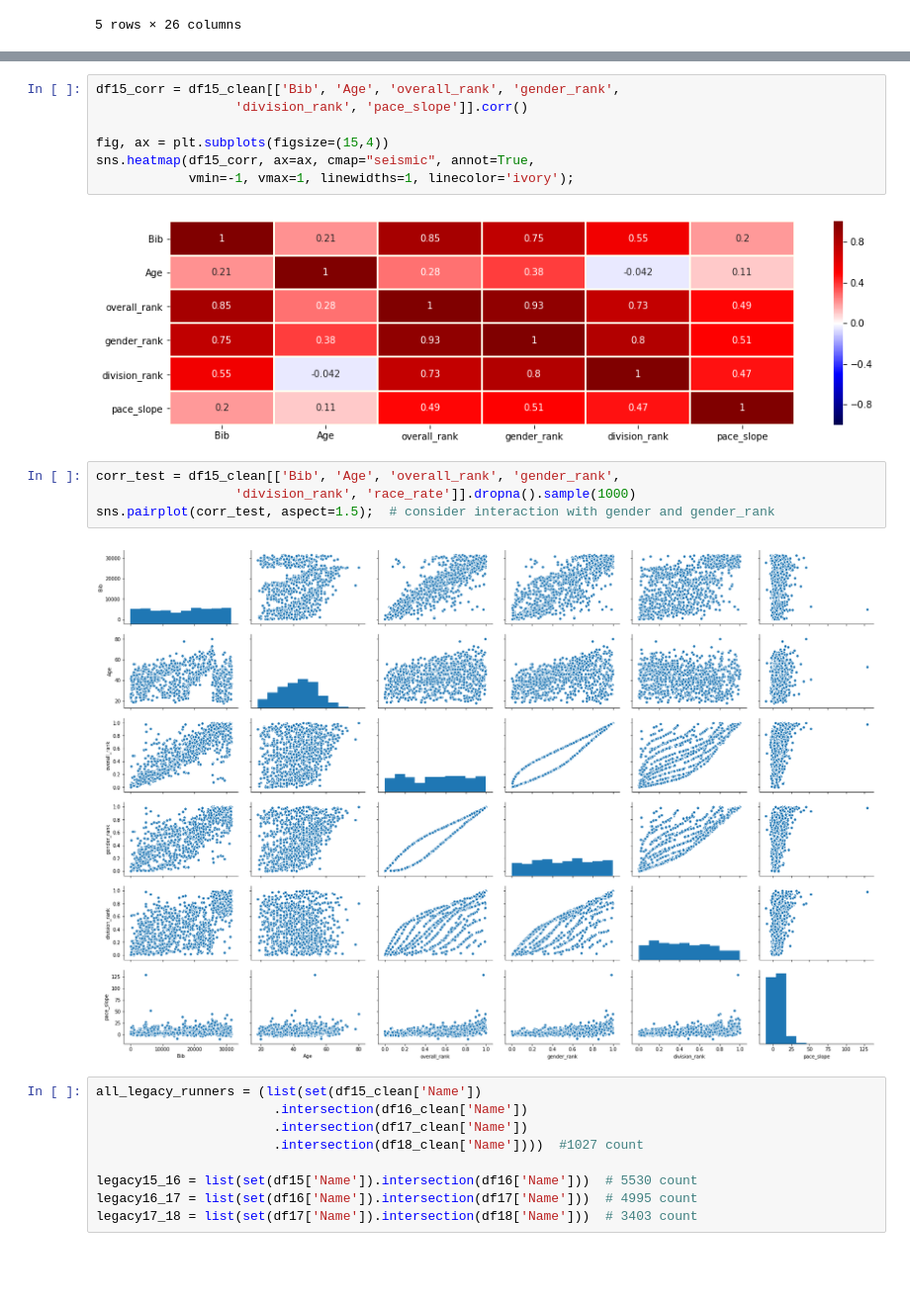
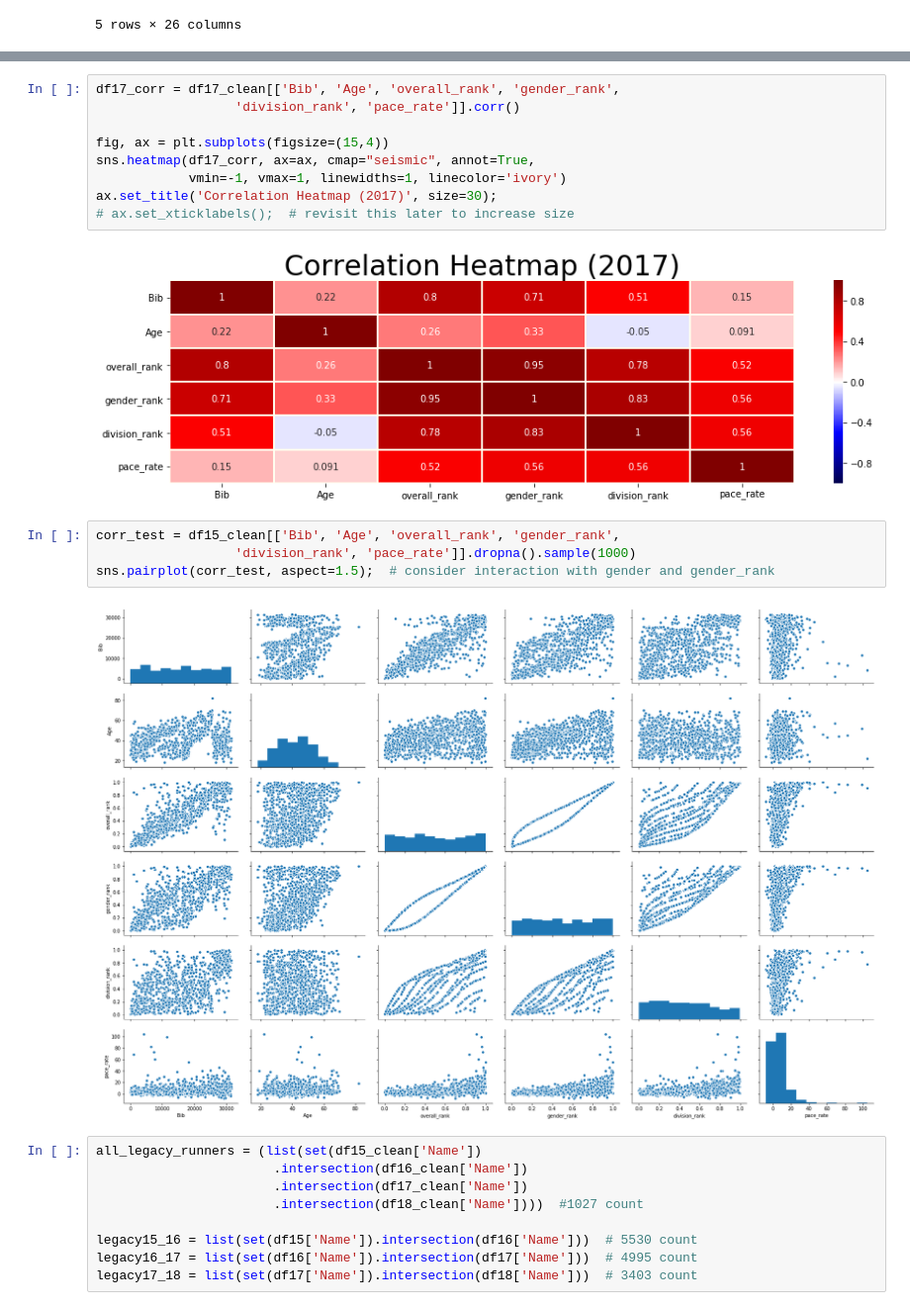
Before and after one commit to maicat11/Project_2-Marathon-Predictor, a Jupyter notebook: DataExploration.ipynb, the cells around one changed output, grey strips where cells are left out. Shown at 99% size. Cells and saved outputs as stored; diff of their text form; blank space fills up the shorter version.

```diff
--- a/DataExploration.ipynb
+++ b/DataExploration.ipynb
@@ -102,18 +128,20 @@ ax.set_xlabel('Bib Number');
 # %%
-df15_corr = df15_clean[['Bib', 'Age', 'overall_rank', 'gender_rank',
-                  'division_rank', 'pace_slope']].corr()
+df17_corr = df17_clean[['Bib', 'Age', 'overall_rank', 'gender_rank',
+                  'division_rank', 'pace_rate']].corr()
 
 fig, ax = plt.subplots(figsize=(15,4))
-sns.heatmap(df15_corr, ax=ax, cmap="seismic", annot=True,
-            vmin=-1, vmax=1, linewidths=1, linecolor='ivory');
+sns.heatmap(df17_corr, ax=ax, cmap="seismic", annot=True,
+            vmin=-1, vmax=1, linewidths=1, linecolor='ivory')
+ax.set_title('Correlation Heatmap (2017)', size=30);
+# ax.set_xticklabels();  # revisit this later to increase size
 # %% [output]
-[figure, old version]
+[figure, new version]
 # %%
 corr_test = df15_clean[['Bib', 'Age', 'overall_rank', 'gender_rank',
-                  'division_rank', 'race_rate']].dropna().sample(1000)
+                  'division_rank', 'pace_rate']].dropna().sample(1000)
 sns.pairplot(corr_test, aspect=1.5);  # consider interaction with gender and gender_rank
 # %% [output]
-[figure, old version]
+[figure, new version]
 # %%
 all_legacy_runners = (list(set(df15_clean['Name'])
                        .intersection(df16_clean['Name'])
```
Also changed, not shown: parts of 19 cells of this notebook, 5 other files.
